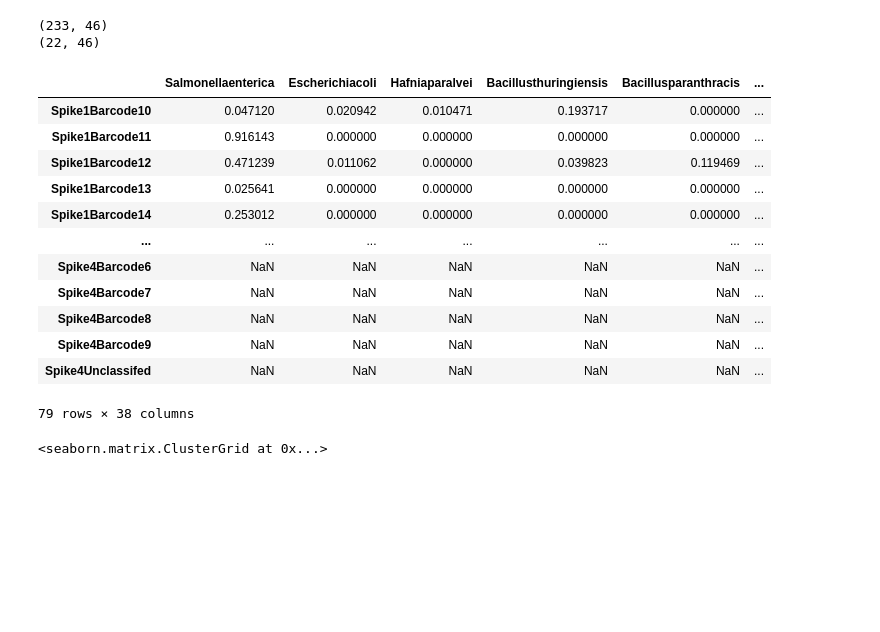
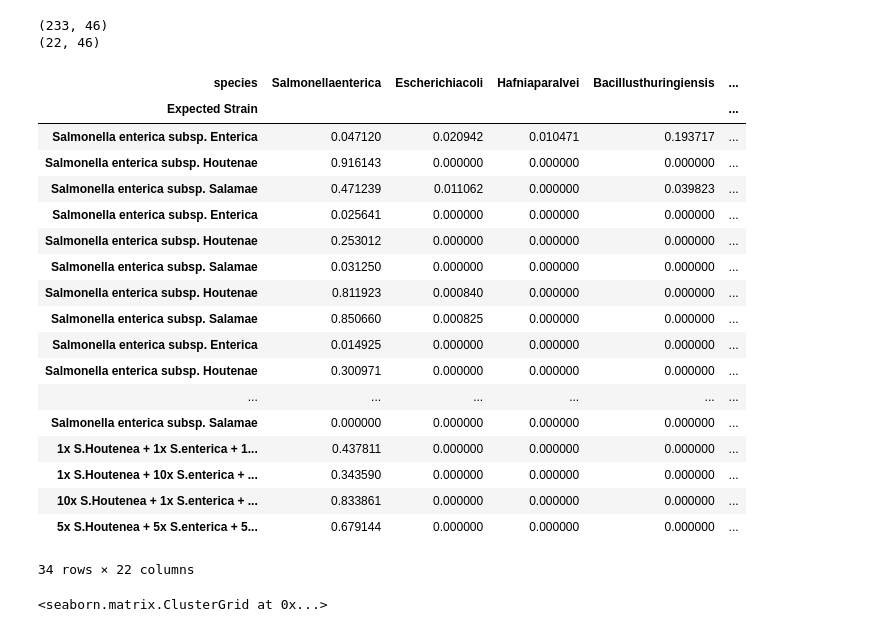
Before and after one commit to usegalaxy-eu/PathoGFAIR, a Jupyter notebook: src/taxonomy_heatmap_from_collection.ipynb, the cells around one changed output. Drawn from its saved outputs; the diff is of its cells as text; code cells hidden in the pictures; blank space fills up the shorter version.

```diff
--- a/src/taxonomy_heatmap_from_collection.ipynb
+++ b/src/taxonomy_heatmap_from_collection.ipynb
@@ -108,29 +110,40 @@ print(main_df.shape)
 # %%
 # add metadata
 
 meta_df = pd.read_excel(open('data/Foodborne pathogen detection paper - Data Analysis.xlsx', 'rb'), sheet_name='Biolytix')
 meta_df.set_index("Galaxy ID", inplace=True)
 meta_df.index.name = "Name"
 
 main_df_columns = main_df.columns
 
 frames = [main_df, meta_df]
 result = pd.concat(frames, axis = 1)
 
-# remove
+result.set_index("Expected Strain", inplace = True)
+
+result = result.loc[:,main_df_columns]
+result = result[result.index.notnull()]
+result = result.dropna(axis = 0)
+result
 # %% [output]
-|  | Salmonellaenterica | Escherichiacoli | Hafniaparalvei | Bacillusthuringiensis | Bacillusparanthracis | ... |
-| Spike1Barcode10 | 0.047120 | 0.020942 | 0.010471 | 0.193717 | 0.000000 | ... |
-| Spike1Barcode11 | 0.916143 | 0.000000 | 0.000000 | 0.000000 | 0.000000 | ... |
-| Spike1Barcode12 | 0.471239 | 0.011062 | 0.000000 | 0.039823 | 0.119469 | ... |
-| Spike1Barcode13 | 0.025641 | 0.000000 | 0.000000 | 0.000000 | 0.000000 | ... |
-| Spike1Barcode14 | 0.253012 | 0.000000 | 0.000000 | 0.000000 | 0.000000 | ... |
-| ... | ... | ... | ... | ... | ... | ... |
-| Spike4Barcode6 | NaN | NaN | NaN | NaN | NaN | ... |
-| Spike4Barcode7 | NaN | NaN | NaN | NaN | NaN | ... |
-| Spike4Barcode8 | NaN | NaN | NaN | NaN | NaN | ... |
-| Spike4Barcode9 | NaN | NaN | NaN | NaN | NaN | ... |
-| Spike4Unclassifed | NaN | NaN | NaN | NaN | NaN | ... |
+| species | Salmonellaenterica | Escherichiacoli | Hafniaparalvei | Bacillusthuringiensis | ... |
+| Expected Strain |  |  |  |  | ... |
+| Salmonella enterica subsp. Enterica | 0.047120 | 0.020942 | 0.010471 | 0.193717 | ... |
+| Salmonella enterica subsp. Houtenae | 0.916143 | 0.000000 | 0.000000 | 0.000000 | ... |
+| Salmonella enterica subsp. Salamae | 0.471239 | 0.011062 | 0.000000 | 0.039823 | ... |
+| Salmonella enterica subsp. Enterica | 0.025641 | 0.000000 | 0.000000 | 0.000000 | ... |
+| Salmonella enterica subsp. Houtenae | 0.253012 | 0.000000 | 0.000000 | 0.000000 | ... |
+| Salmonella enterica subsp. Salamae | 0.031250 | 0.000000 | 0.000000 | 0.000000 | ... |
+| Salmonella enterica subsp. Houtenae | 0.811923 | 0.000840 | 0.000000 | 0.000000 | ... |
+| Salmonella enterica subsp. Salamae | 0.850660 | 0.000825 | 0.000000 | 0.000000 | ... |
+| Salmonella enterica subsp. Enterica | 0.014925 | 0.000000 | 0.000000 | 0.000000 | ... |
+| Salmonella enterica subsp. Houtenae | 0.300971 | 0.000000 | 0.000000 | 0.000000 | ... |
+| ... | ... | ... | ... | ... | ... |
+| Salmonella enterica subsp. Salamae | 0.000000 | 0.000000 | 0.000000 | 0.000000 | ... |
+| 1x S.Houtenea + 1x S.enterica + 1... | 0.437811 | 0.000000 | 0.000000 | 0.000000 | ... |
+| 1x S.Houtenea + 10x S.enterica + ... | 0.343590 | 0.000000 | 0.000000 | 0.000000 | ... |
+| 10x S.Houtenea + 1x S.enterica + ... | 0.833861 | 0.000000 | 0.000000 | 0.000000 | ... |
+| 5x S.Houtenea + 5x S.enterica + 5... | 0.679144 | 0.000000 | 0.000000 | 0.000000 | ... |
-79 rows × 38 columns
+34 rows × 22 columns
 # %%
 # plot
```
Also changed, not shown: parts of 2 cells of this notebook.
